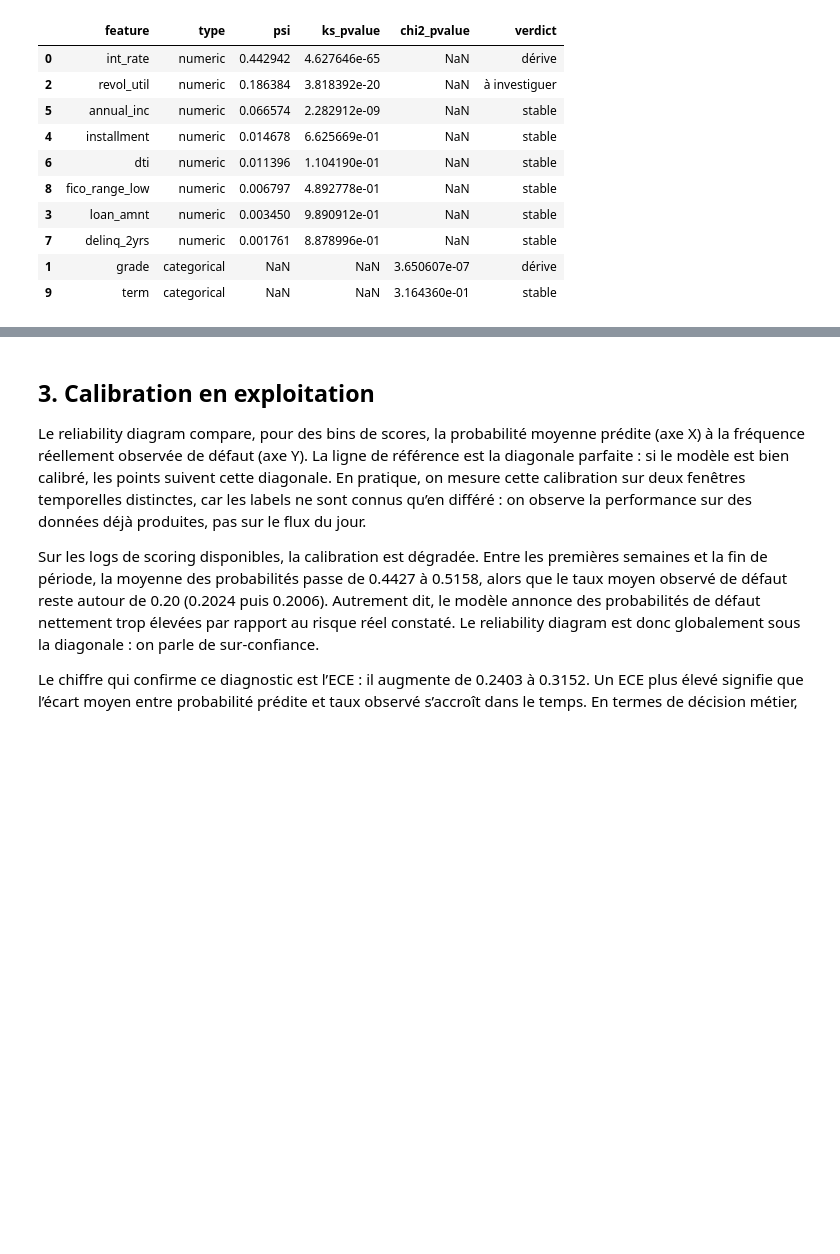
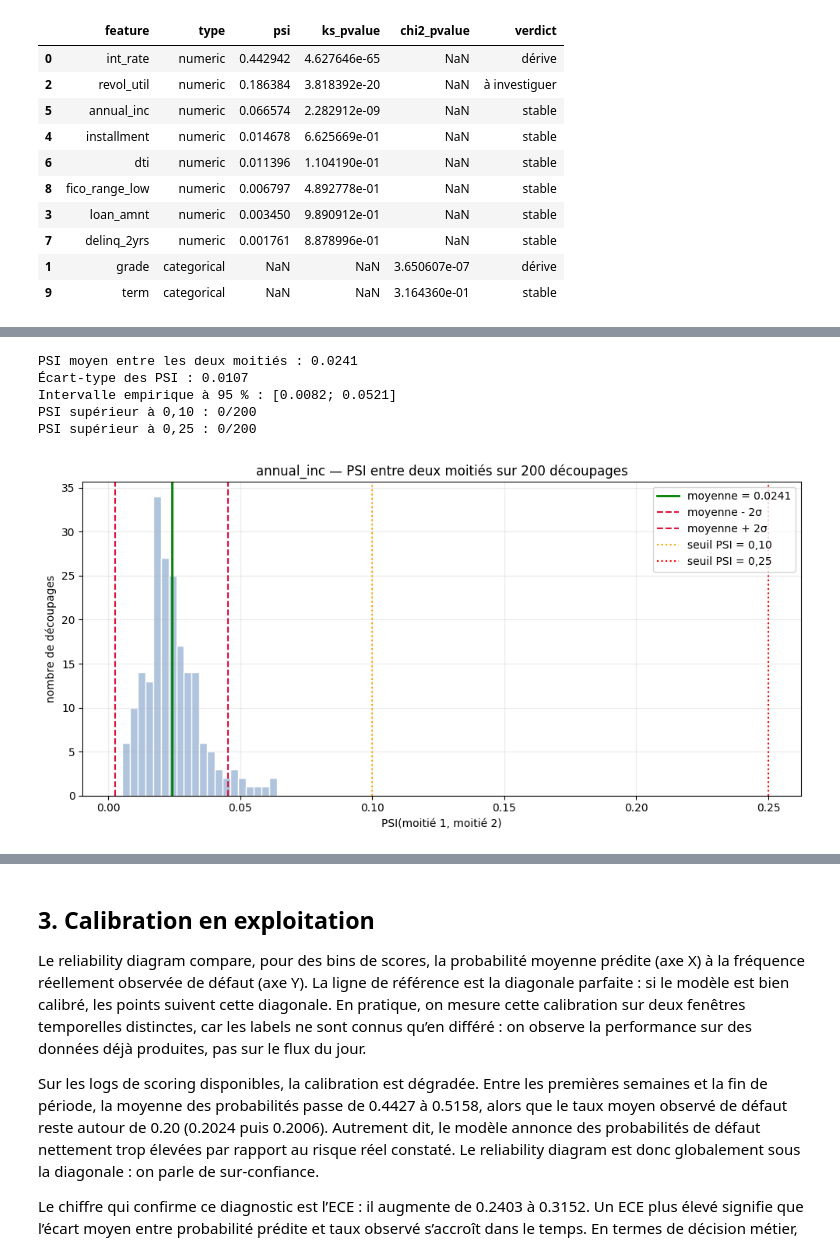
Before and after one commit to Celia-34/M6-B1-pyrenex-post-prod, a Jupyter notebook: notebooks/M6-B1_template_celia_theo.ipynb, the cells around one changed output, grey strips where cells are left out. Saved outputs shown, nothing was run; the diff lists cells and outputs as text; code cells hidden in the pictures; blank space fills up the shorter version.

Commit message:
feat(eda): analyse ciblée sur annual_inc
Co-authored-by: Celia F <celia.fortuna@atos.net>

```diff
--- a/notebooks/M6-B1_template_celia_theo.ipynb
+++ b/notebooks/M6-B1_template_celia_theo.ipynb
@@ -240,0 +251,51 @@ purpose: Chi2_pvalue=0.1993
+# %%
+import matplotlib.pyplot as plt
+import numpy as np
+import pandas as pd
+
+from drift_detection import population_stability_index
+
+reference_values = pd.to_numeric(reference['annual_inc'], errors='coerce').dropna().reset_index(drop=True)
+rng = np.random.default_rng(42)
+n_iterations = 200
+half_size = len(reference_values) // 2
+psis = []
+
+for _ in range(n_iterations):
+    shuffled_indices = rng.permutation(len(reference_values))
+    first_half = reference_values.iloc[shuffled_indices[:half_size]]
+    second_half = reference_values.iloc[shuffled_indices[half_size:2 * half_size]]
+    psis.append(population_stability_index(first_half, second_half))
+
+psis = np.asarray(psis)
+mean_psi = psis.mean()
+std_psi = psis.std(ddof=1)
+q025, q975 = np.quantile(psis, [0.025, 0.975])
+
+print(f'PSI moyen entre les deux moitiés : {mean_psi:.4f}')
+print(f'Écart-type des PSI : {std_psi:.4f}')
+print(f'Intervalle empirique à 95 % : [{q025:.4f}; {q975:.4f}]')
+print(f'PSI supérieur à 0,10 : {(psis >= 0.10).sum()}/{n_iterations}')
+print(f'PSI supérieur à 0,25 : {(psis >= 0.25).sum()}/{n_iterations}')
+
+fig, ax = plt.subplots(figsize=(10, 5))
+ax.hist(psis, bins=20, color='lightsteelblue', edgecolor='white')
+ax.axvline(mean_psi, color='green', linewidth=2, label=f'moyenne = {mean_psi:.4f}')
+ax.axvline(mean_psi - 2 * std_psi, color='crimson', linestyle='--', label='moyenne - 2σ')
+ax.axvline(mean_psi + 2 * std_psi, color='crimson', linestyle='--', label='moyenne + 2σ')
+ax.axvline(0.10, color='orange', linestyle=':', label='seuil PSI = 0,10')
+ax.axvline(0.25, color='red', linestyle=':', label='seuil PSI = 0,25')
+ax.set_title('annual_inc — PSI entre deux moitiés sur 200 découpages')
+ax.set_xlabel('PSI(moitié 1, moitié 2)')
+ax.set_ylabel('nombre de découpages')
+ax.legend()
+ax.grid(alpha=0.25)
+fig.tight_layout()
+plt.show()
+# %% [output]
+PSI moyen entre les deux moitiés : 0.0241
+Écart-type des PSI : 0.0107
+Intervalle empirique à 95 % : [0.0082; 0.0521]
+PSI supérieur à 0,10 : 0/200
+PSI supérieur à 0,25 : 0/200
+[figure, added]
```
Also changed, not shown: parts of 2 cells of this notebook, 1 other file.
